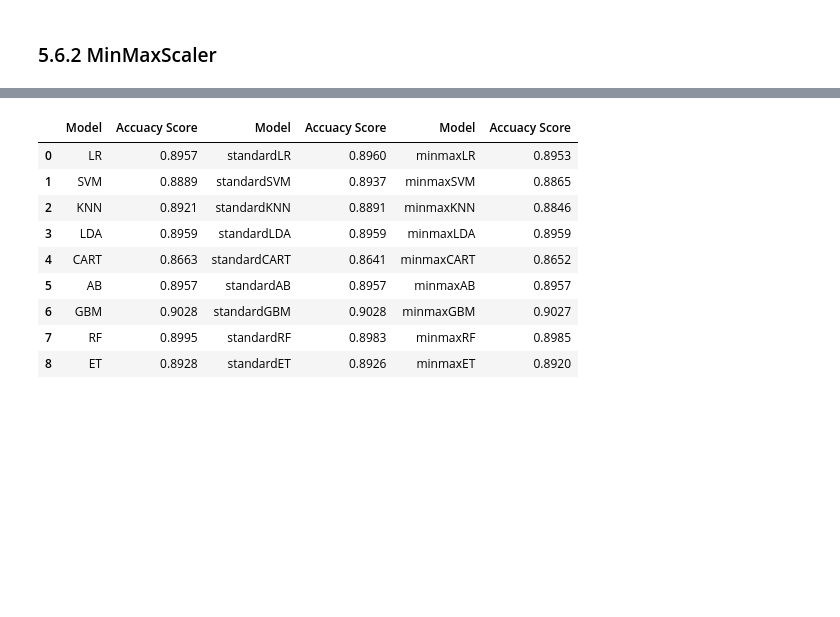
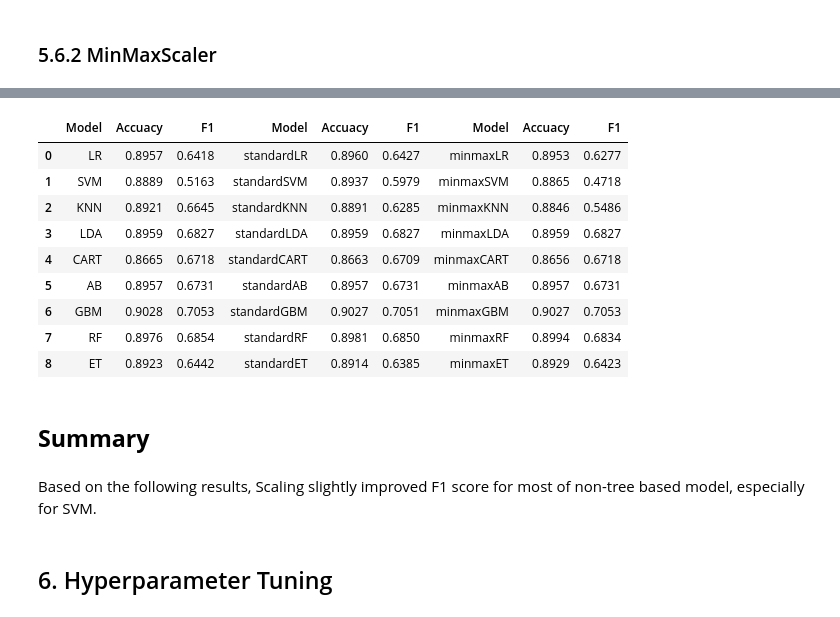
Before and after one commit to lmw0612/bank_telemarketing, a Jupyter notebook: bank_telemarketing.ipynb, the cells around one changed output, grey strips where cells are left out. Cells and saved outputs as stored; diff of their text form; code cells hidden in the pictures; blank space fills up the shorter version.

Commit message:
hyperparameter tuning

```diff
--- a/bank_telemarketing.ipynb
+++ b/bank_telemarketing.ipynb
@@ -685,3 +738,0 @@ plt.show()
-# %%
-basedline_score = ScoreDF(names, results)
-basedline_score
@@ -726,5 +775,9 @@ def ScaleModel(scaler_name):
 # %%
 %%time
 models = ScaleModel('standard')
-names, results = BasedLine2(X_train, y_train, models)
+print('Accuracy Score:')
+names_1, results_accu = BaselineAccuracy(X_train, y_train, models)
+print('----------------------------')
+print('F1 Score:')
+names_2, results_f1 = BaselineF1(X_train, y_train, models)
 # %% [output]
@@ -751,5 +819,5 @@ plt.show()
 # %%
-scaled_score = ScoreDF(names, results)
+scaled_score = ScoreDF(names_1, results_accu, results_f1)
 compareModels = pd.concat([basedline_score, scaled_score], axis=1)
 compareModels
 # %% [output]
@@ -768,5 +836,9 @@ compareModels
 # %%
 %%time
 models = ScaleModel('minmax')
-names, results = BasedLine2(X_train, y_train, models)
+print('Accuracy Score:')
+names_1, results_accu = BaselineAccuracy(X_train, y_train, models)
+print('----------------------------')
+print('F1 Score:')
+names_2, results_f1 = BaselineF1(X_train, y_train, models)
 # %% [output]
@@ -793,15 +880,21 @@ plt.show()
 # %%
-minmax_score = ScoreDF(names, results)
+minmax_score = ScoreDF(names_1, results_accu, results_f1)
 compareModels2 = pd.concat([basedline_score, scaled_score, minmax_score], axis=1)
 compareModels2
 # %% [output]
-|  | Model | Accuacy Score | Model | Accuacy Score | Model | Accuacy Score |
-| 0 | LR | 0.8957 | standardLR | 0.8960 | minmaxLR | 0.8953 |
-| 1 | SVM | 0.8889 | standardSVM | 0.8937 | minmaxSVM | 0.8865 |
-| 2 | KNN | 0.8921 | standardKNN | 0.8891 | minmaxKNN | 0.8846 |
-| 3 | LDA | 0.8959 | standardLDA | 0.8959 | minmaxLDA | 0.8959 |
-| 4 | CART | 0.8663 | standardCART | 0.8641 | minmaxCART | 0.8652 |
-| 5 | AB | 0.8957 | standardAB | 0.8957 | minmaxAB | 0.8957 |
-| 6 | GBM | 0.9028 | standardGBM | 0.9028 | minmaxGBM | 0.9027 |
-| 7 | RF | 0.8995 | standardRF | 0.8983 | minmaxRF | 0.8985 |
-| 8 | ET | 0.8928 | standardET | 0.8926 | minmaxET | 0.8920 |
+|  | Model | Accuacy | F1 | Model | Accuacy | F1 | Model | Accuacy | F1 |
+| 0 | LR | 0.8957 | 0.6418 | standardLR | 0.8960 | 0.6427 | minmaxLR | 0.8953 | 0.6277 |
+| 1 | SVM | 0.8889 | 0.5163 | standardSVM | 0.8937 | 0.5979 | minmaxSVM | 0.8865 | 0.4718 |
+| 2 | KNN | 0.8921 | 0.6645 | standardKNN | 0.8891 | 0.6285 | minmaxKNN | 0.8846 | 0.5486 |
+| 3 | LDA | 0.8959 | 0.6827 | standardLDA | 0.8959 | 0.6827 | minmaxLDA | 0.8959 | 0.6827 |
+| 4 | CART | 0.8665 | 0.6718 | standardCART | 0.8663 | 0.6709 | minmaxCART | 0.8656 | 0.6718 |
+| 5 | AB | 0.8957 | 0.6731 | standardAB | 0.8957 | 0.6731 | minmaxAB | 0.8957 | 0.6731 |
+| 6 | GBM | 0.9028 | 0.7053 | standardGBM | 0.9027 | 0.7051 | minmaxGBM | 0.9027 | 0.7053 |
+| 7 | RF | 0.8976 | 0.6854 | standardRF | 0.8981 | 0.6850 | minmaxRF | 0.8994 | 0.6834 |
+| 8 | ET | 0.8923 | 0.6442 | standardET | 0.8914 | 0.6385 | minmaxET | 0.8929 | 0.6423 |
+# %% [markdown]
+## **Summary**
+# %% [markdown]
+Based on the following results, Scaling slightly improved F1 score for most of non-tree based model, especially for SVM.
+# %% [markdown]
+## 6. Hyperparameter Tuning
```
Also changed, not shown: parts of 37 cells of this notebook.
